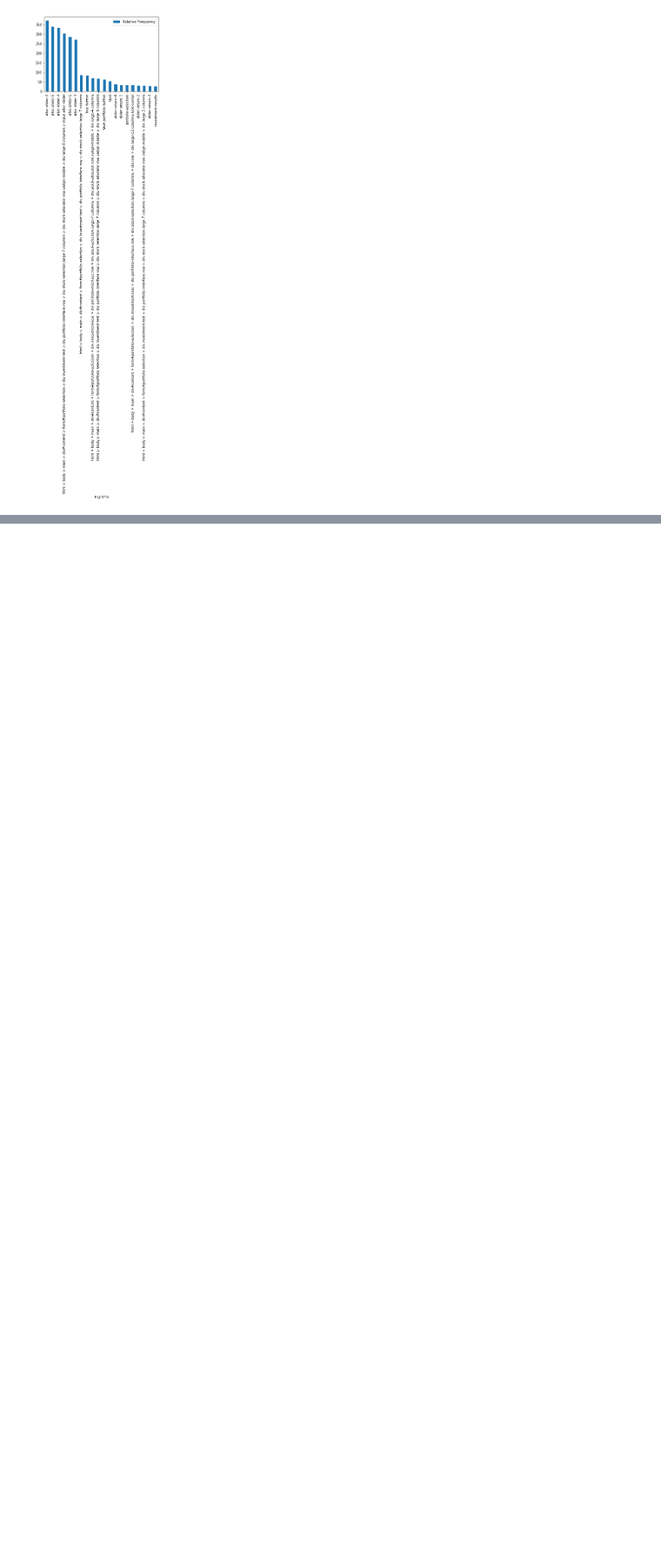
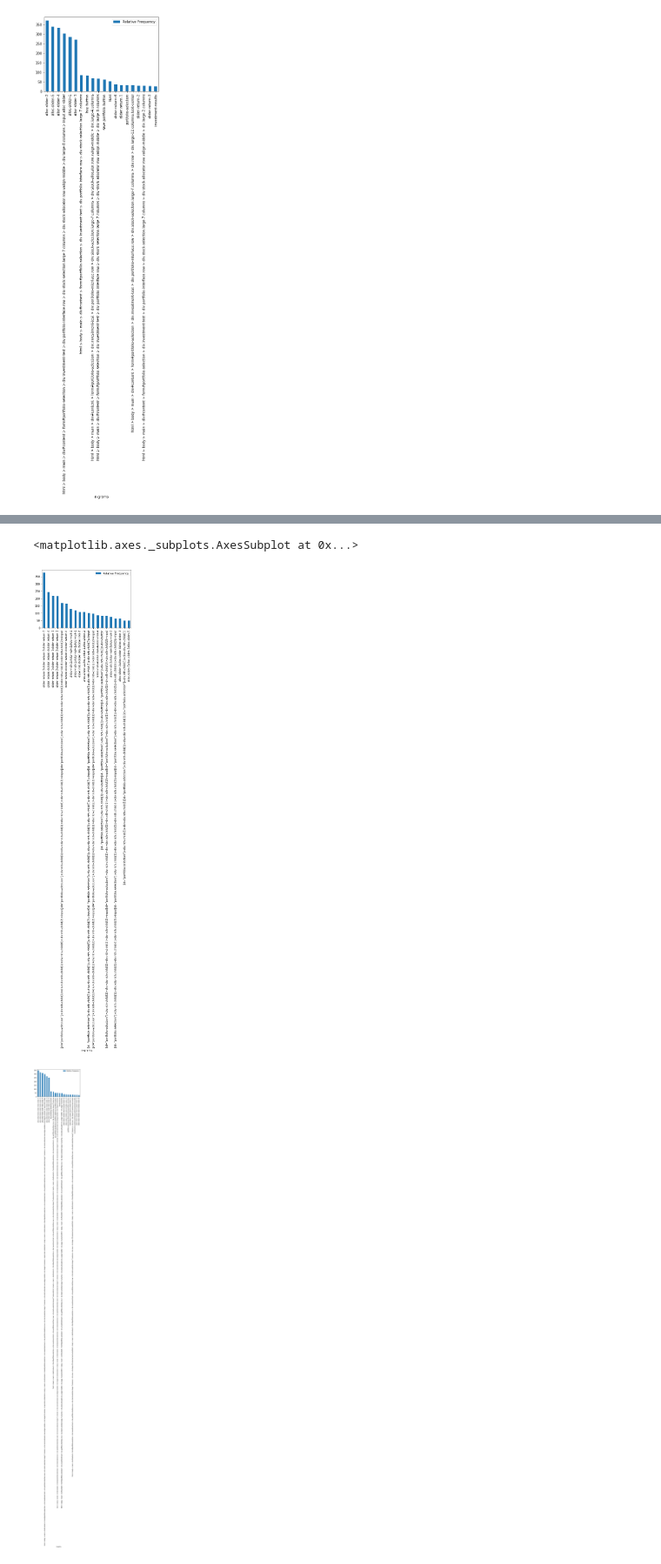
Before and after one commit to DJSaunders1997/Masters-Project, a Jupyter notebook: NLP-Notebook.ipynb, the cells around one changed output, grey strips where cells are left out. Shown at 87% size. Saved outputs shown, nothing was run; the diff lists cells and outputs as text; code cells hidden in the pictures; blank space fills up the shorter version.

```diff
--- a/NLP-Notebook.ipynb
+++ b/NLP-Notebook.ipynb
@@ -110,7 +110,7 @@ def calculate_ngrams(dataframe, n):
         # Get targets of each user
         targets = dataframe[ dataframe['turkId'] == ID ] ['target'].to_numpy()
 
-        ngrams_generator = nltk.ngrams(targets, 1)               # creates ngram generator, can be used to find ngrams
+        ngrams_generator = nltk.ngrams(targets, n)               # creates ngram generator, can be used to find ngrams
         ngrams_distribution = nltk.FreqDist(ngrams_generator)    # nltk distribution. in form ngrams:frequency
         common_ngrams = ngrams_distribution.most_common()       # converts to list
 
@@ -220,0 +223,6 @@ lab_unigrams
+# %%
+lab_trigrams = calculate_ngrams(df_lab, 3)
+turk_trigrams = calculate_ngrams(df_turk, 3)
+
+print(lab_trigrams.head())
+print(turk_trigrams.head())
@@ -220,0 +247,7 @@ lab_unigrams
+# %%
+lab_trigrams.head(20).plot.bar(x='n-grams', y='Relative Frequency')
+turk_trigrams.head(20).plot.bar(x='n-grams', y='Relative Frequency')
+# %% [output]
+<matplotlib.axes._subplots.AxesSubplot at 0x...>
+[figure, added]
+[figure, added]
```
Also changed, not shown: parts of 7 cells of this notebook, 4 other files.
